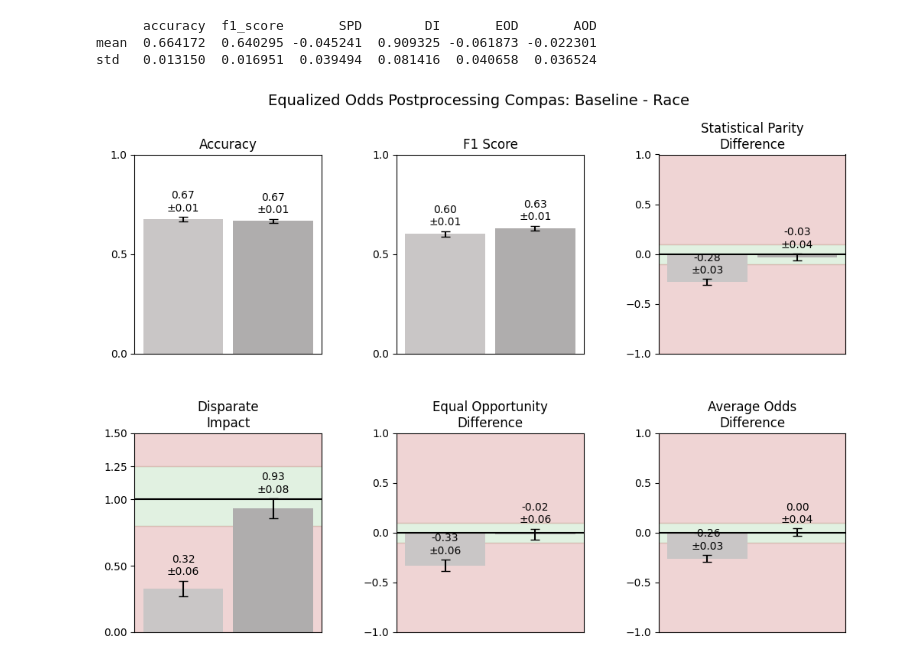
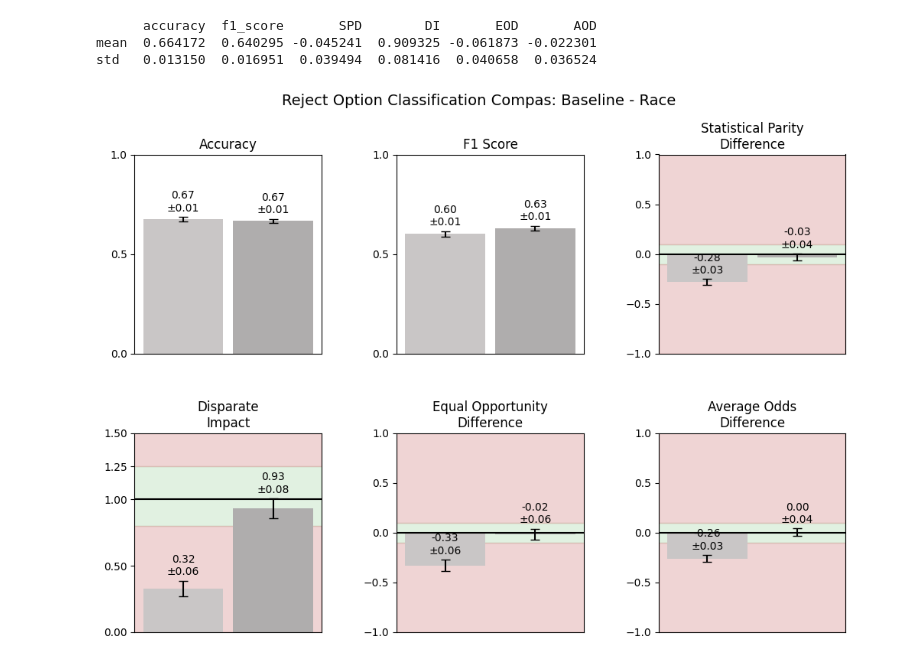
Before and after one commit to jeaend/bias-mitigation-aif360, a Jupyter notebook: notebooks/COMPAS/08_post_reject_option_classification.ipynb, the cells around one changed output. Drawn from its saved outputs; the diff is of its cells as text; code cells hidden in the pictures.

```diff
--- a/notebooks/COMPAS/08_post_reject_option_classification.ipynb
+++ b/notebooks/COMPAS/08_post_reject_option_classification.ipynb
@@ -183,6 +183,6 @@ print(compas_race_metrics_agg)
 mean  0.664172  0.640295 -0.045241  0.909325 -0.061873 -0.022301
 std   0.013150  0.016951  0.039494  0.081416  0.040658  0.036524
 # %%
-compare_viz_metrics_2x3(baseline_sex_agg, compas_sex_metrics_agg, 'Baseline', 'Race', 'Equalized Odds Postprocessing Compas: Baseline - Race')
+compare_viz_metrics_2x3(baseline_sex_agg, compas_sex_metrics_agg, 'Baseline', 'Race', 'Reject Option Classification Compas: Baseline - Race')
 # %% [output]
-[figure, old version]
+[figure, new version]
```
Also changed, not shown: parts of 1 cell of this notebook.
